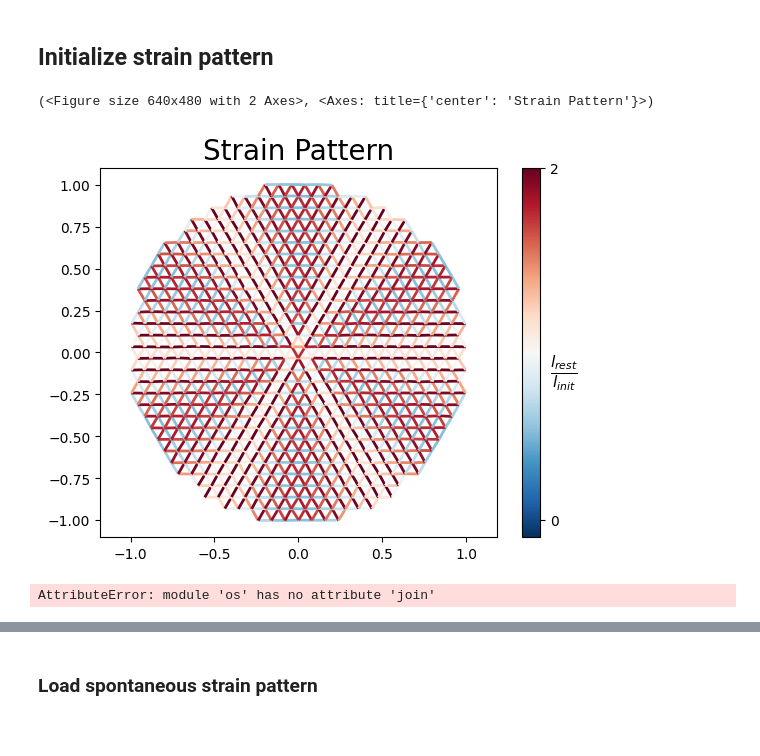
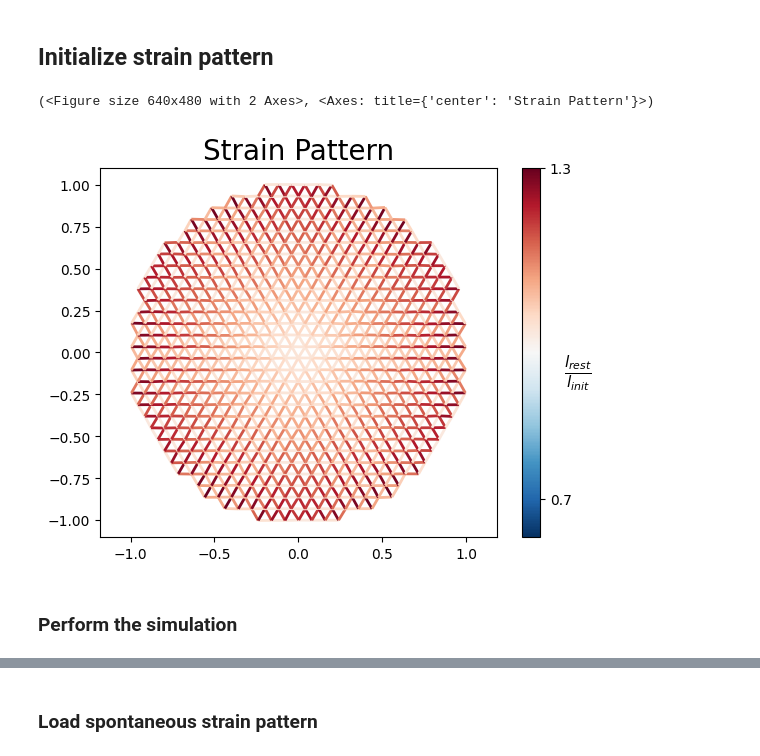
Before and after one commit to abhinavsns/topospam, a Jupyter notebook: ExampleNotebooks/SpringLattice.ipynb, the cells around one changed output, grey strips where cells are left out. Cells and saved outputs as stored; diff of their text form; code cells hidden in the pictures.

```diff
--- a/ExampleNotebooks/SpringLattice.ipynb
+++ b/ExampleNotebooks/SpringLattice.ipynb
@@ -11,6 +11,6 @@ Success: The path '/Users/krishna/PhD/TopoSPAM' contains the TopoSPAM repository
 # %%
 Params = TopoSPAM.SpringLatticeParameters()
 # %%
-Params.thickness = 0.1
+Params.thickness = 0.08
 Params.mesh_geometry = "circle"
 Params = TopoSPAM.load_mesh(Params)
@@ -33,9 +20,9 @@ plt.legend(loc='upper right')
 Params.nematic_coordinates = "polar"
 
 def lambda1(x1,x2):
-    return 2
+    return 1 + 0.3*x1
 def lambda2(x1,x2):
-    return 0.5
+    return 1
 def lambda3(x1,x2):
     return 1
 
@@ -45,18 +32,9 @@ Params = TopoSPAM.load_strain_pattern(Params)
 # %%
 springs = Params.springs
 Params.springs = springs
-TopoSPAM.visualize(Params, state="initial", color_max=0, color_min=2,)
+TopoSPAM.visualize(Params, state="initial", color_max=0.7, color_min=1.3,)
 # %% [output]
 (<Figure size 640x480 with 2 Axes>, <Axes: title={'center': 'Strain Pattern'}>)
-[figure, old version]
+[figure, new version]
-# %%
-%matplotlib inline
-#initialize instance
-Flat2Dome = TopoSPAM.SpringLatticeParameters(Params)
-#set parameters
-Flat2Dome.mesh_geometry = "circle"
-Flat2Dome.thickness = 0.08
-#load mesh
-Flat2Dome.load_mesh()
-# %% [output]
-AttributeError: module 'os' has no attribute 'join'
+# %% [markdown]
+### Perform the simulation
```
Also changed, not shown: parts of 8 cells of this notebook, 2 other files.
